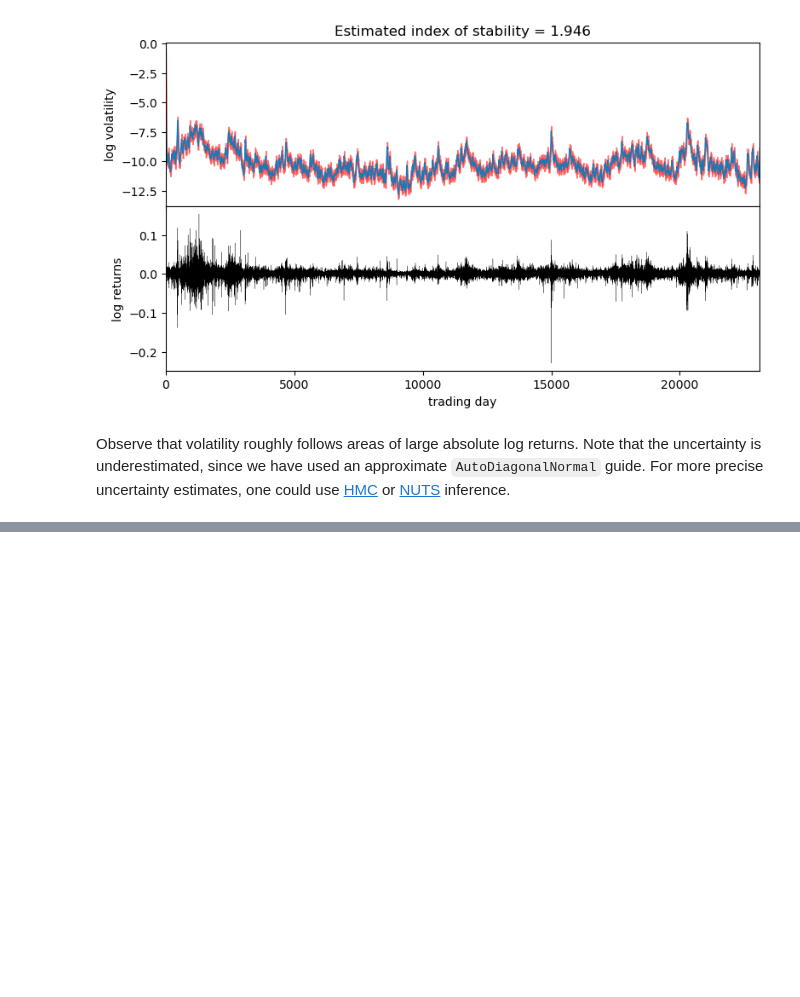
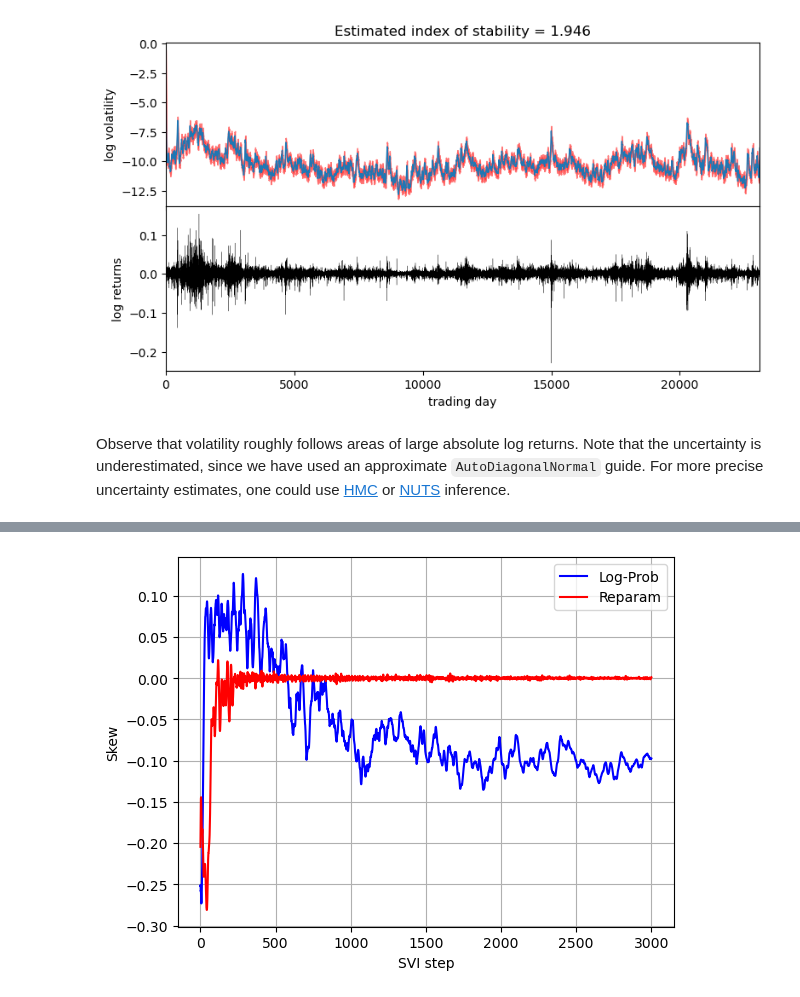
Before and after one commit to BenZickel/pyro, a Jupyter notebook: tutorial/source/stable.ipynb, the cells around one changed output, grey strips where cells are left out. Saved outputs shown, nothing was run; the diff lists cells and outputs as text; code cells hidden in the pictures; blank space fills up the shorter version.

```diff
--- a/tutorial/source/stable.ipynb
+++ b/tutorial/source/stable.ipynb
@@ -289,0 +367,4 @@ Observe that volatility roughly follows areas of large absolute log returns. Not
+# %%
+plot_comparison(skew_with_log_prob, skew, 'SVI step', 'Skew')
+# %% [output]
+[figure, added]
```
Also changed, not shown: parts of 7 cells of this notebook.
